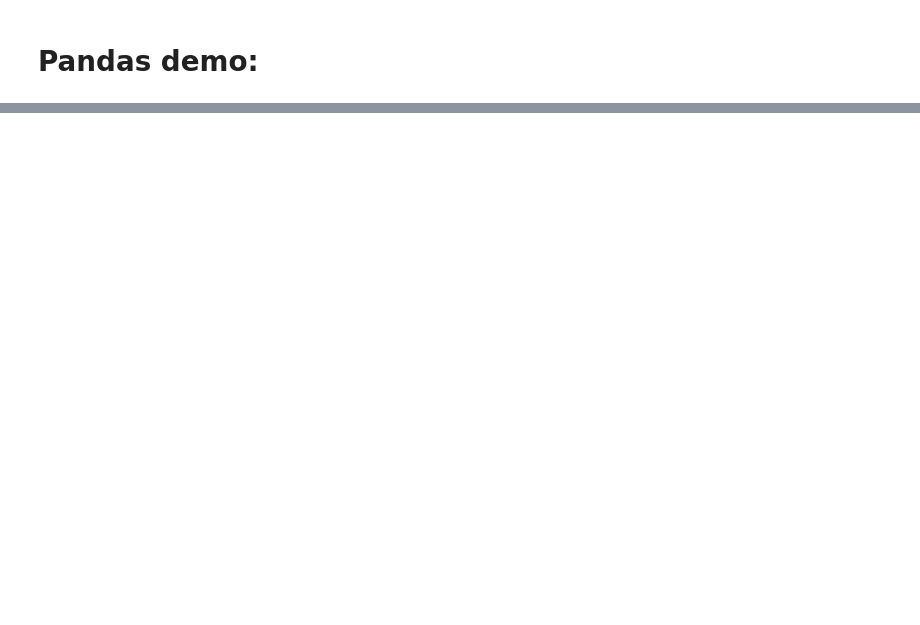
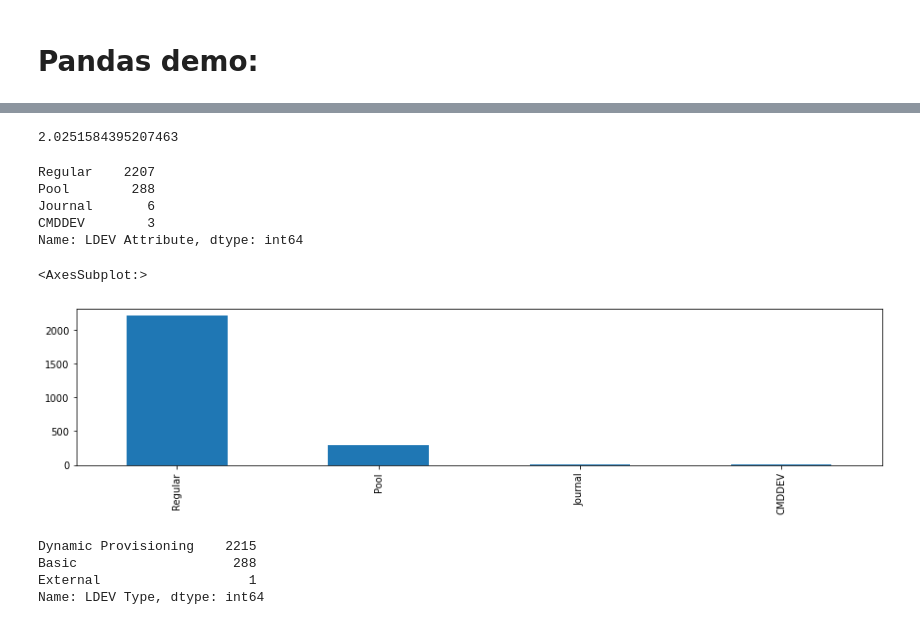
Before and after one commit to mrkbutty/PythonTutButty03, a Jupyter notebook: PyTut6_pandas.ipynb, the cells around one changed output, grey strips where cells are left out. Cells and saved outputs as stored; diff of their text form; code cells hidden in the pictures; blank space fills up the shorter version.

```diff
--- a/PyTut6_pandas.ipynb
+++ b/PyTut6_pandas.ipynb
@@ -161,6 +433,6 @@ def raidconf2dfdict(filename):
 
     return(data)
 # %%
-data = raidconf2dfdict('AllConf.csv')
+data = raidconf2dfdict('testdata\\AllConf.csv')
 # %%
 data.keys()
@@ -173,11 +470,27 @@ data['LDEV'].columns
 # %%
 data['LDEV']['Volume Size(MB)'].sum() / 1024 / 1024 / 1024
+# %% [output]
+2.0251584395207463
 # %%
 data['LDEV']['LDEV Attribute'].value_counts()
+# %% [output]
+Regular    2207
+Pool        288
+Journal       6
+CMDDEV        3
+Name: LDEV Attribute, dtype: int64
 # %%
-data['LDEV']['LDEV Attribute'].value_counts().plot(kind='bar')
+data['LDEV']['LDEV Attribute'].value_counts().plot(kind='bar', figsize=(15,3))
+# %% [output]
+<AxesSubplot:>
+[figure, added]
 # %%
 data['LDEV']['LDEV Type'].value_counts()
+# %% [output]
+Dynamic Provisioning    2215
+Basic                    288
+External                   1
+Name: LDEV Type, dtype: int64
 # %%
 mask = data['LDEV']['LDEV Type'] == 'Dynamic Provisioning'
 mask
```
Also changed, not shown: parts of 52 cells of this notebook, 1 other file.
